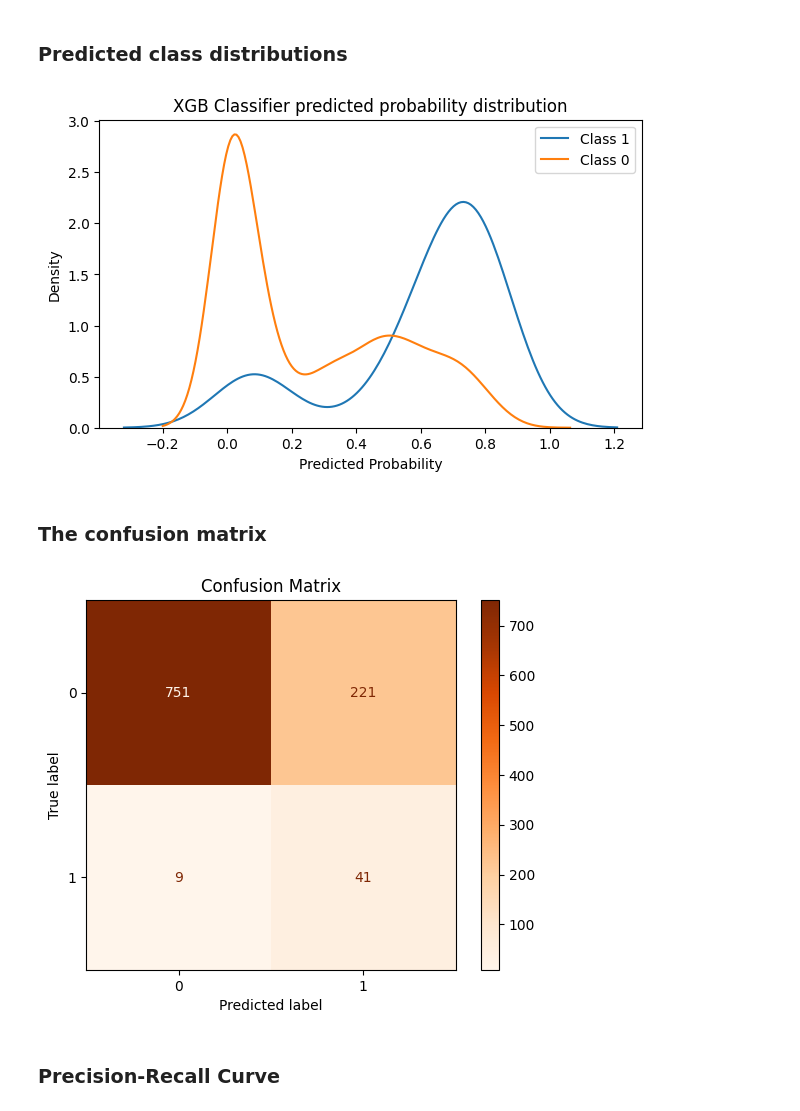
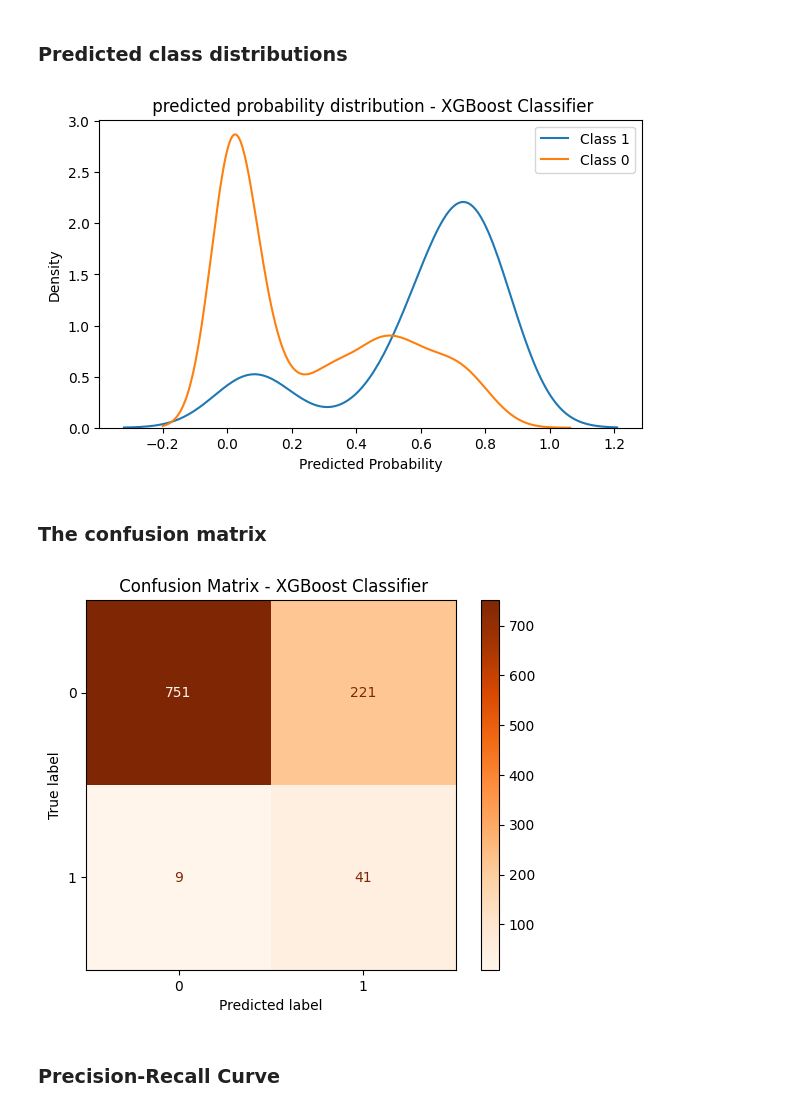
Before and after one commit to adnt01/stroke_factors_analysis, a Jupyter notebook: notebooks/xgboost_classification.ipynb, the cells around one changed output. Saved outputs shown, nothing was run; the diff lists cells and outputs as text; code cells hidden in the pictures.

```diff
--- a/notebooks/xgboost_classification.ipynb
+++ b/notebooks/xgboost_classification.ipynb
@@ -194,7 +194,7 @@ For the default threshold = 0.5, the XGBoost model detected only 41 out of 50 pa
 precision, recall, thresholds = precision_recall_curve(y_test, y_proba)
 target_recall = recall_default
 if recall_default < 0.8:
-    recall_default = 0.8
+    target_recall = 0.8
 # thresholds array is one shorter than recall
 thresholds = np.append(thresholds, 1.0)
 # find candidates
@@ -241,24 +247,24 @@ Important Notes for Imbalanced Data
 plt.figure(figsize=(7,4))
 sns.kdeplot(y_proba[y_test==1], label="Class 1")
 sns.kdeplot(y_proba[y_test==0], label="Class 0")
-plt.title("XGB Classifier predicted probability distribution")
+plt.title(" predicted probability distribution - XGBoost Classifier")
 plt.xlabel("Predicted Probability")
 plt.legend()
 plt.savefig(f"images/XGBClassifier_predicted_probability_distribution.png", bbox_inches="tight")
 plt.show()
 # %% [output]
-[figure, old version]
+[figure, new version]
 # %% [markdown]
 ### The confusion matrix
 # %%
 cm = confusion_matrix(y_test, y_pred)
 disp = ConfusionMatrixDisplay(confusion_matrix=cm)
 disp.plot(cmap="Oranges")
-plt.title("Confusion Matrix")
+plt.title(" Confusion Matrix - XGBoost Classifier")
 plt.savefig(f"images/XGBClassifier_confusion_matrix.png", bbox_inches="tight")
 plt.show()
 # %% [output]
-[figure, old version]
+[figure, new version]
 # %% [markdown]
 ### Precision-Recall Curve
 # %%
```
Also changed, not shown: parts of 6 cells of this notebook, 2 other files.
